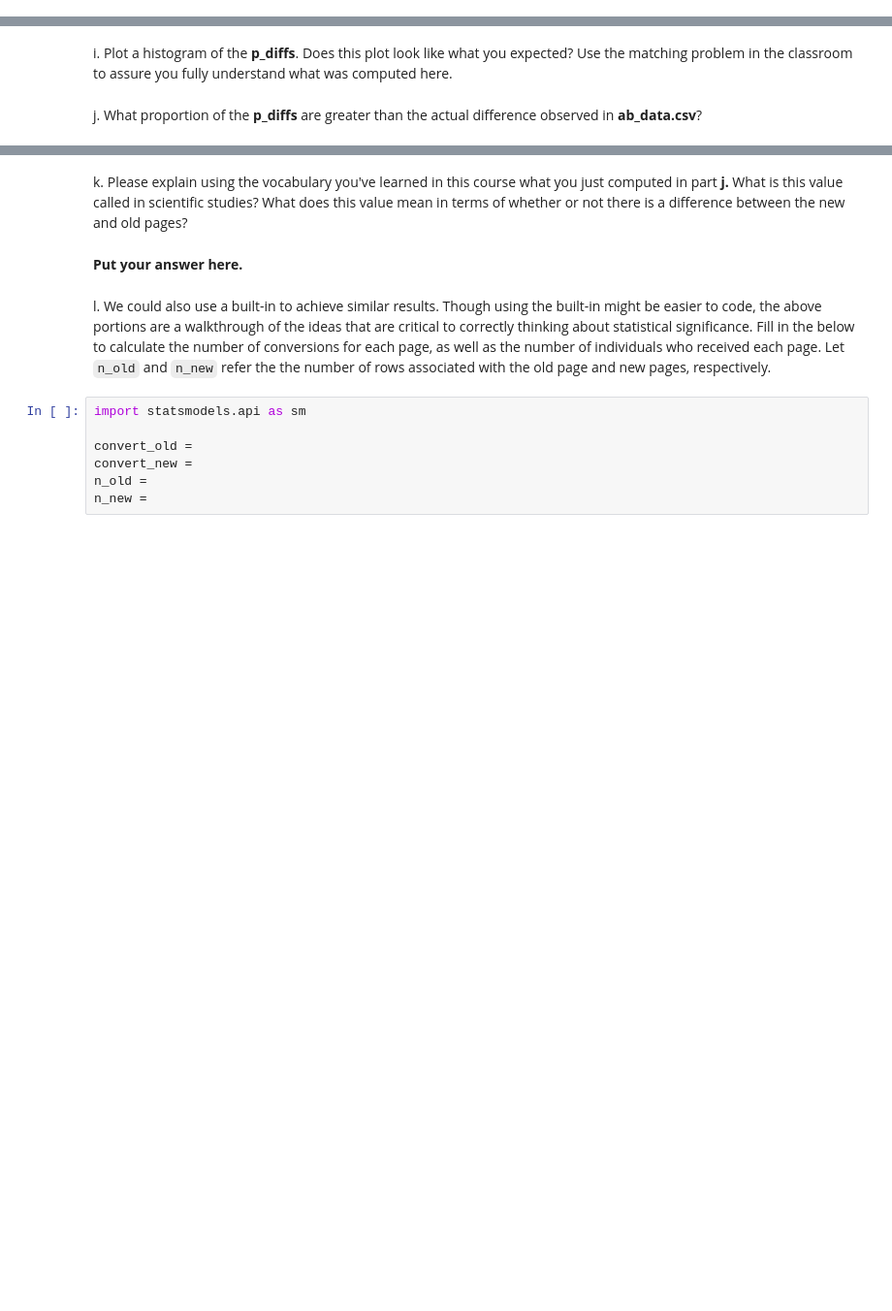
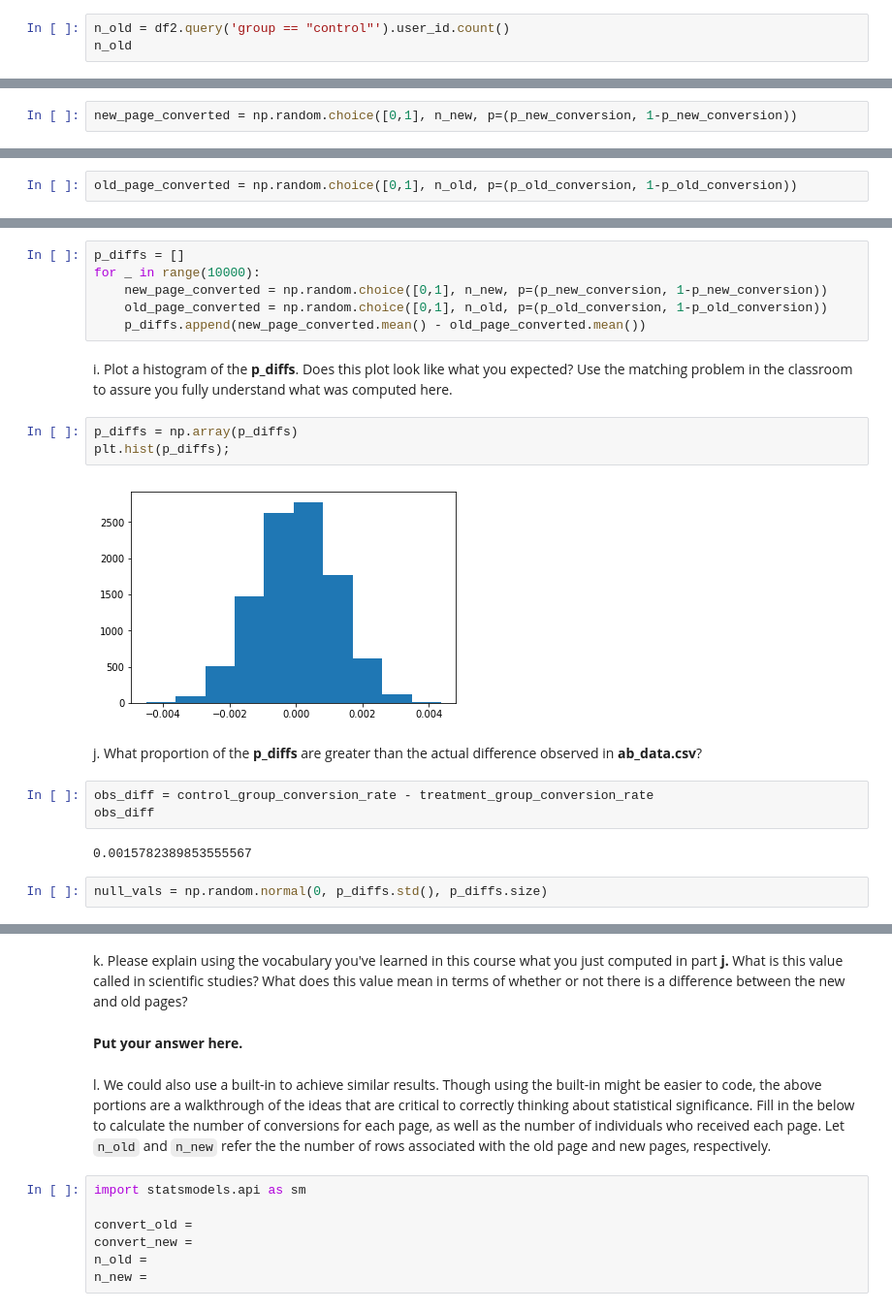
Before and after one commit to simonvlc/Coursera_Capstone, a Jupyter notebook: practical_statistics/analyze_ab_test_results_notebook.ipynb, the cells around one changed output, grey strips where cells are left out. Shown at 97% size. Cells and saved outputs as stored; diff of their text form; blank space fills up the shorter version.

```diff
--- a/practical_statistics/analyze_ab_test_results_notebook.ipynb
+++ b/practical_statistics/analyze_ab_test_results_notebook.ipynb
@@ -187,2 +237,5 @@ c. What is $n_{new}$, the number of individuals in the treatment group?
 # %% [markdown]
 d. What is $n_{old}$, the number of individuals in the control group?
+# %%
+n_old = df2.query('group == "control"').user_id.count()
+n_old
@@ -189,6 +244,10 @@ d. What is $n_{old}$, the number of individuals in the control group?
 # %% [markdown]
 e. Simulate $n_{new}$ transactions with a conversion rate of $p_{new}$ under the null.  Store these $n_{new}$ 1's and 0's in **new_page_converted**.
+# %%
+new_page_converted = np.random.choice([0,1], n_new, p=(p_new_conversion, 1-p_new_conversion))
 # %% [markdown]
 f. Simulate $n_{old}$ transactions with a conversion rate of $p_{old}$ under the null.  Store these $n_{old}$ 1's and 0's in **old_page_converted**.
+# %%
+old_page_converted = np.random.choice([0,1], n_old, p=(p_old_conversion, 1-p_old_conversion))
 # %% [markdown]
 g. Find $p_{new}$ - $p_{old}$ for your simulated values from part (e) and (f).
@@ -195,6 +258,24 @@ g. Find $p_{new}$ - $p_{old}$ for your simulated values from part (e) and (f).
 # %% [markdown]
 h. Create 10,000 $p_{new}$ - $p_{old}$ values using the same simulation process you used in parts (a) through (g) above. Store all 10,000 values in a NumPy array called **p_diffs**.
+# %%
+p_diffs = []
+for _ in range(10000):
+    new_page_converted = np.random.choice([0,1], n_new, p=(p_new_conversion, 1-p_new_conversion))
+    old_page_converted = np.random.choice([0,1], n_old, p=(p_old_conversion, 1-p_old_conversion))
+    p_diffs.append(new_page_converted.mean() - old_page_converted.mean())
 # %% [markdown]
 i. Plot a histogram of the **p_diffs**.  Does this plot look like what you expected?  Use the matching problem in the classroom to assure you fully understand what was computed here.
+# %%
+p_diffs = np.array(p_diffs)
+plt.hist(p_diffs);
+# %% [output]
+[figure, added]
 # %% [markdown]
 j. What proportion of the **p_diffs** are greater than the actual difference observed in **ab_data.csv**?
+# %%
+obs_diff = control_group_conversion_rate - treatment_group_conversion_rate
+obs_diff
+# %% [output]
+0.0015782389853555567
+# %%
+null_vals = np.random.normal(0, p_diffs.std(), p_diffs.size)
```
Also changed, not shown: parts of 18 cells of this notebook.
